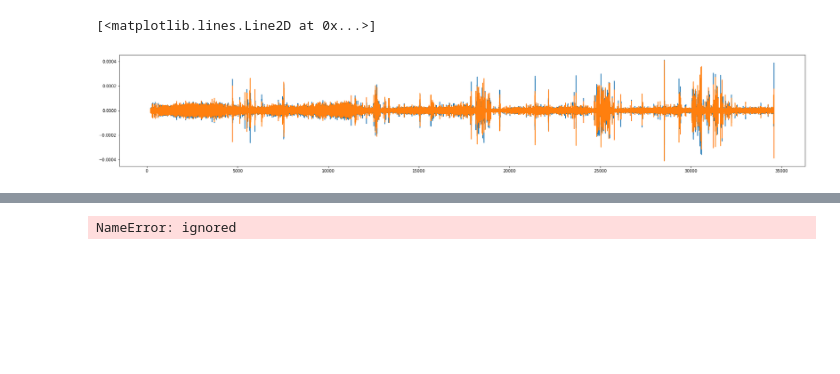
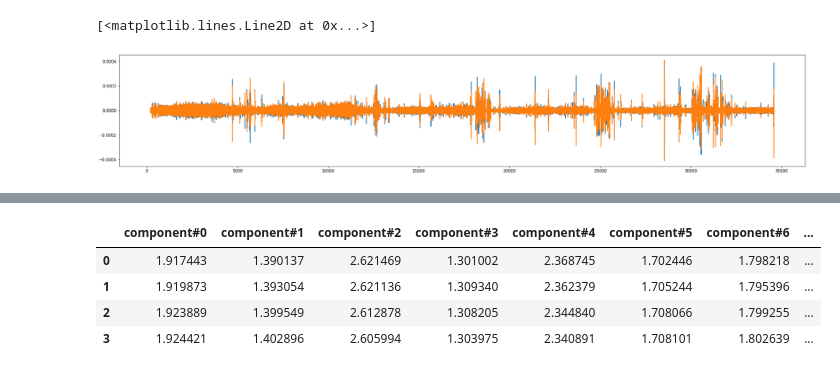
Before and after one commit to CarolinaR99/Projeto1_ADAR, a Jupyter notebook: Projecto_ADDAR_Sleep.ipynb, the cells around one changed output, grey strips where cells are left out. Cells and saved outputs as stored; diff of their text form; code cells hidden in the pictures; blank space fills up the shorter version.

```diff
--- a/Projecto_ADDAR_Sleep.ipynb
+++ b/Projecto_ADDAR_Sleep.ipynb
@@ -291,20 +284,24 @@ plt.show()
 # %%
 from sklearn.decomposition import FastICA
 ica_model = FastICA(n_components=len(columns_electrodes), random_state=0)
 
 # Apply ICA only to the electrodes (exclude sleep stages and times)
-independent_sources = ica_model.fit_transform(df_norm[columns_electrodes])
+independent_sources = ica_model.fit_transform(df_sel[columns_electrodes])
 
 # Apply the Min-Max Scaler
-scaled_independent_sources = MinMaxScaler().fit_transform(independent_sources)*df_standard["sleepstage"].max()
+scaled_independent_sources = MinMaxScaler().fit_transform(independent_sources)*df_sel["sleepstage"].max()
 
 # The fit_transform returns a matrix, convert it to dataframe
 components_columns_name = [f'component#{el}' for el in range(len(columns_electrodes))]
 df_sources = pd.DataFrame(data=scaled_independent_sources, columns=components_columns_name)
-df_sources["times"] = df_standard["times"]
-df_sources["sleepstage"] = df_standard["sleepstage"]
+df_sources["times"] = df_sel["times"]
+df_sources["sleepstage"] = df_sel["sleepstage"]
 df_sources.head(4)
 # %% [output]
-NameError: ignored
+|  | component#0 | component#1 | component#2 | component#3 | component#4 | component#5 | component#6 | ... |
+| 0 | 1.917443 | 1.390137 | 2.621469 | 1.301002 | 2.368745 | 1.702446 | 1.798218 | ... |
+| 1 | 1.919873 | 1.393054 | 2.621136 | 1.309340 | 2.362379 | 1.705244 | 1.795396 | ... |
+| 2 | 1.923889 | 1.399549 | 2.612878 | 1.308205 | 2.344840 | 1.708066 | 1.799255 | ... |
+| 3 | 1.924421 | 1.402896 | 2.605994 | 1.303975 | 2.340891 | 1.708101 | 1.802639 | ... |
 # %%
 f, ax = plt.subplots(len(columns_electrodes), 2, figsize=(25, 2*len(columns_electrodes)))
```
Also changed, not shown: parts of 7 cells of this notebook.
